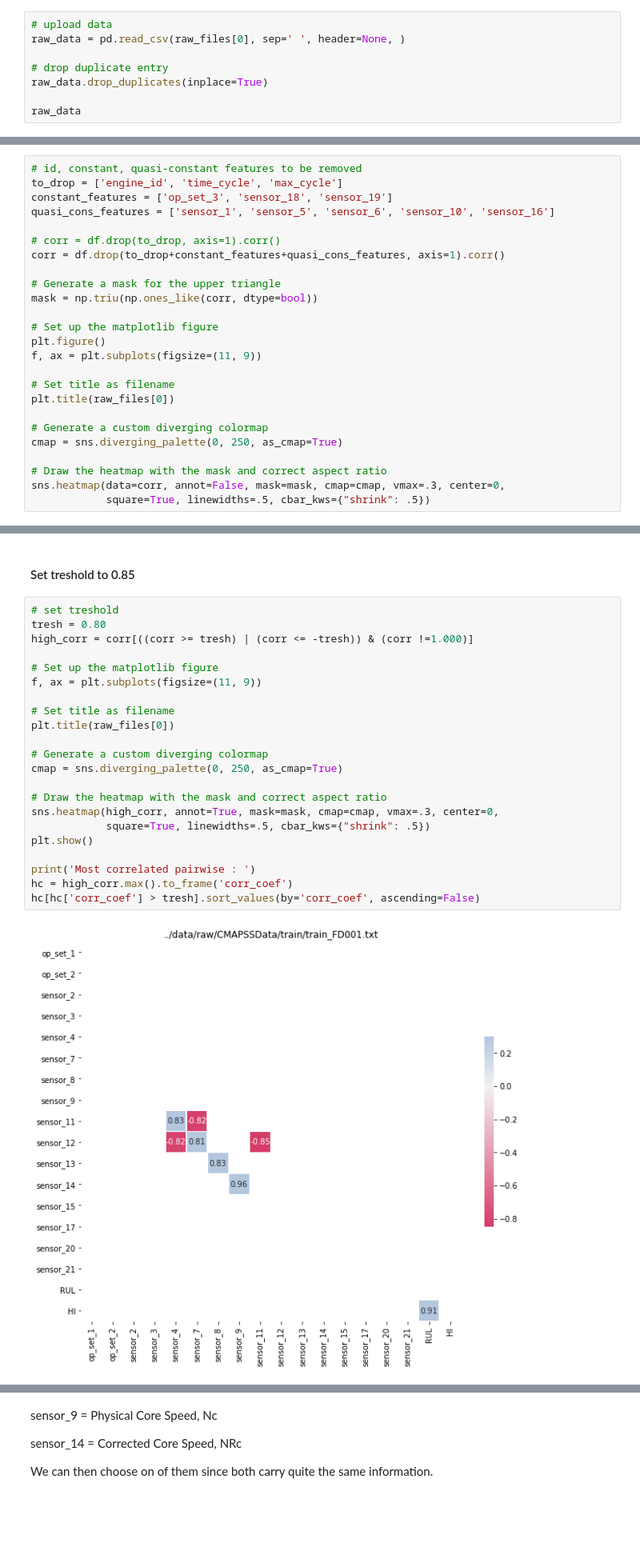
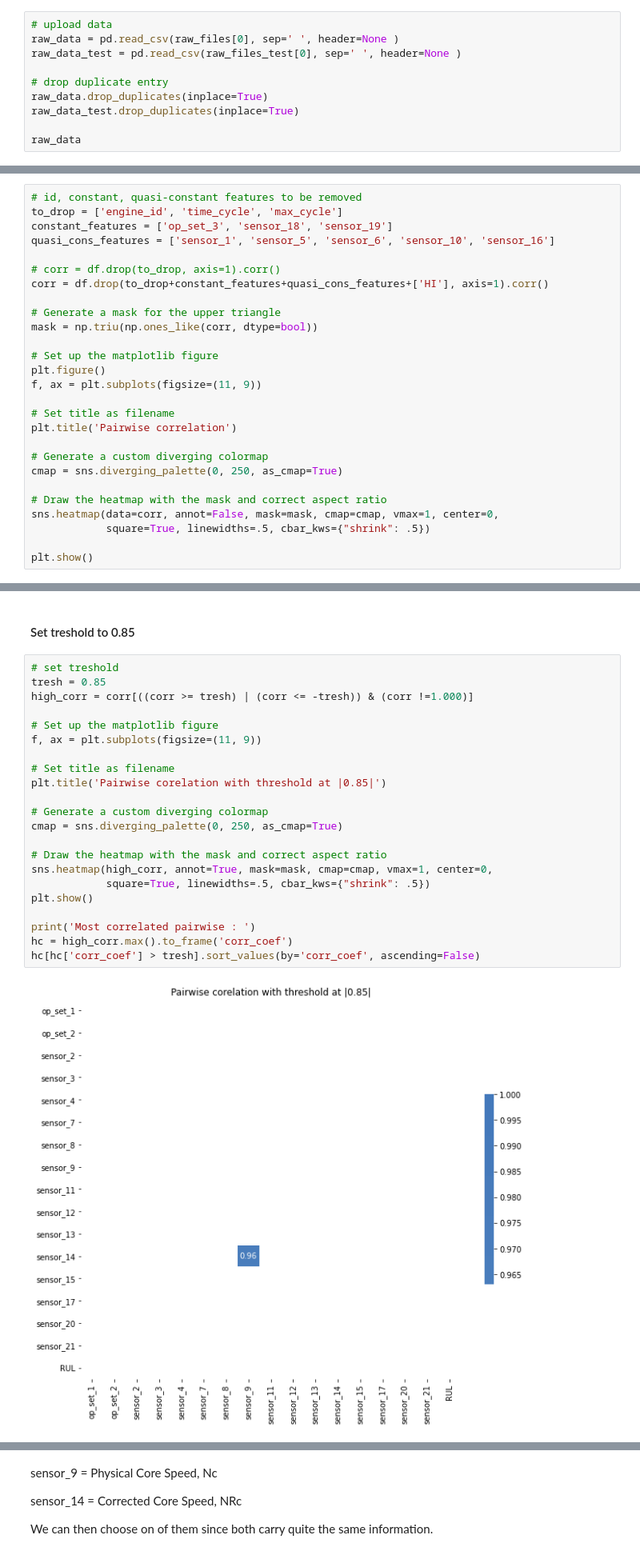
Before and after one commit to HazmilH/turbofan_rul_prediction, a Jupyter notebook: notebooks/01-turbofan_rul_EDA.ipynb, the cells around one changed output, grey strips where cells are left out. Shown: that part at 80% size. Drawn from its saved outputs; the diff is of its cells as text; blank space fills up the shorter version.

```diff
--- a/notebooks/01-turbofan_rul_EDA.ipynb
+++ b/notebooks/01-turbofan_rul_EDA.ipynb
@@ -42,9 +47,11 @@ raw_files
 # %%
 # upload data
-raw_data = pd.read_csv(raw_files[0], sep=' ', header=None, )
+raw_data = pd.read_csv(raw_files[0], sep=' ', header=None )
+raw_data_test = pd.read_csv(raw_files_test[0], sep=' ', header=None )
 
 # drop duplicate entry
 raw_data.drop_duplicates(inplace=True)
+raw_data_test.drop_duplicates(inplace=True)
 
 raw_data
 # %% [output]
@@ -292,7 +388,7 @@ constant_features = ['op_set_3', 'sensor_18', 'sensor_19']
 quasi_cons_features = ['sensor_1', 'sensor_5', 'sensor_6', 'sensor_10', 'sensor_16']
 
 # corr = df.drop(to_drop, axis=1).corr()
-corr = df.drop(to_drop+constant_features+quasi_cons_features, axis=1).corr()
+corr = df.drop(to_drop+constant_features+quasi_cons_features+['HI'], axis=1).corr()
 
 # Generate a mask for the upper triangle
 mask = np.triu(np.ones_like(corr, dtype=bool))
@@ -302,12 +398,14 @@ plt.figure()
 f, ax = plt.subplots(figsize=(11, 9))
 
 # Set title as filename
-plt.title(raw_files[0])
+plt.title('Pairwise correlation')
 
 # Generate a custom diverging colormap
 cmap = sns.diverging_palette(0, 250, as_cmap=True)
 
 # Draw the heatmap with the mask and correct aspect ratio
-sns.heatmap(data=corr, annot=False, mask=mask, cmap=cmap, vmax=.3, center=0,
+sns.heatmap(data=corr, annot=False, mask=mask, cmap=cmap, vmax=1, center=0,
             square=True, linewidths=.5, cbar_kws={"shrink": .5})
+
+plt.show()
 # %% [output]
@@ -318,28 +415,28 @@ sns.heatmap(data=corr, annot=False, mask=mask, cmap=cmap, vmax=.3, center=0,
 #### Set treshold to 0.85
 # %%
 # set treshold
-tresh = 0.80
+tresh = 0.85
 high_corr = corr[((corr >= tresh) | (corr <= -tresh)) & (corr !=1.000)]
 
 # Set up the matplotlib figure
 f, ax = plt.subplots(figsize=(11, 9))
 
 # Set title as filename
-plt.title(raw_files[0])
+plt.title('Pairwise corelation with threshold at |0.85|')
 
 # Generate a custom diverging colormap
 cmap = sns.diverging_palette(0, 250, as_cmap=True)
 
 # Draw the heatmap with the mask and correct aspect ratio
-sns.heatmap(high_corr, annot=True, mask=mask, cmap=cmap, vmax=.3, center=0,
+sns.heatmap(high_corr, annot=True, mask=mask, cmap=cmap, vmax=1, center=0,
             square=True, linewidths=.5, cbar_kws={"shrink": .5})
 plt.show()
 
 print('Most correlated pairwise : ')
 hc = high_corr.max().to_frame('corr_coef')
 hc[hc['corr_coef'] > tresh].sort_values(by='corr_coef', ascending=False)
 # %% [output]
-[figure, old version]
+[figure, new version]
 Most correlated pairwise :
 |  | corr_coef |
 | sensor_9 | 0.963157 |
```
Also changed, not shown: parts of 37 cells of this notebook, 56 other files.
